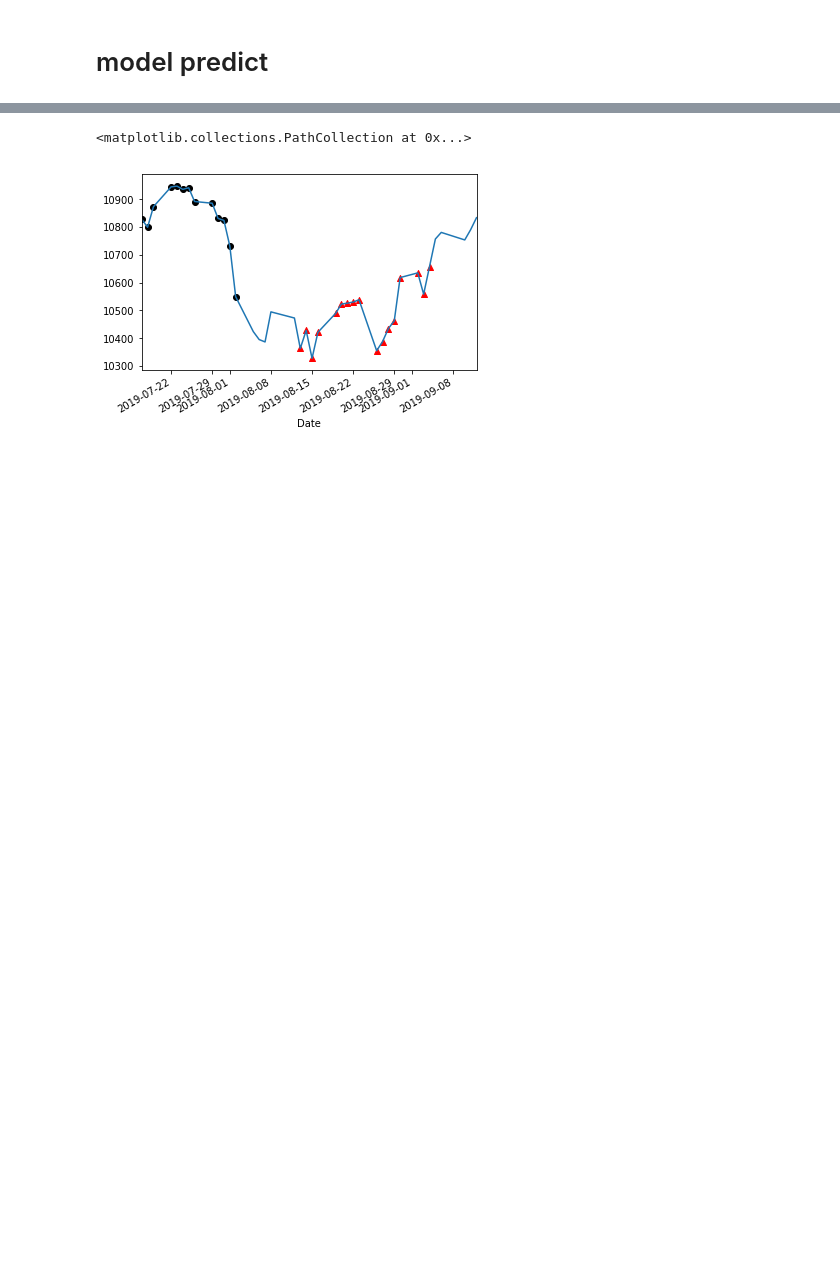
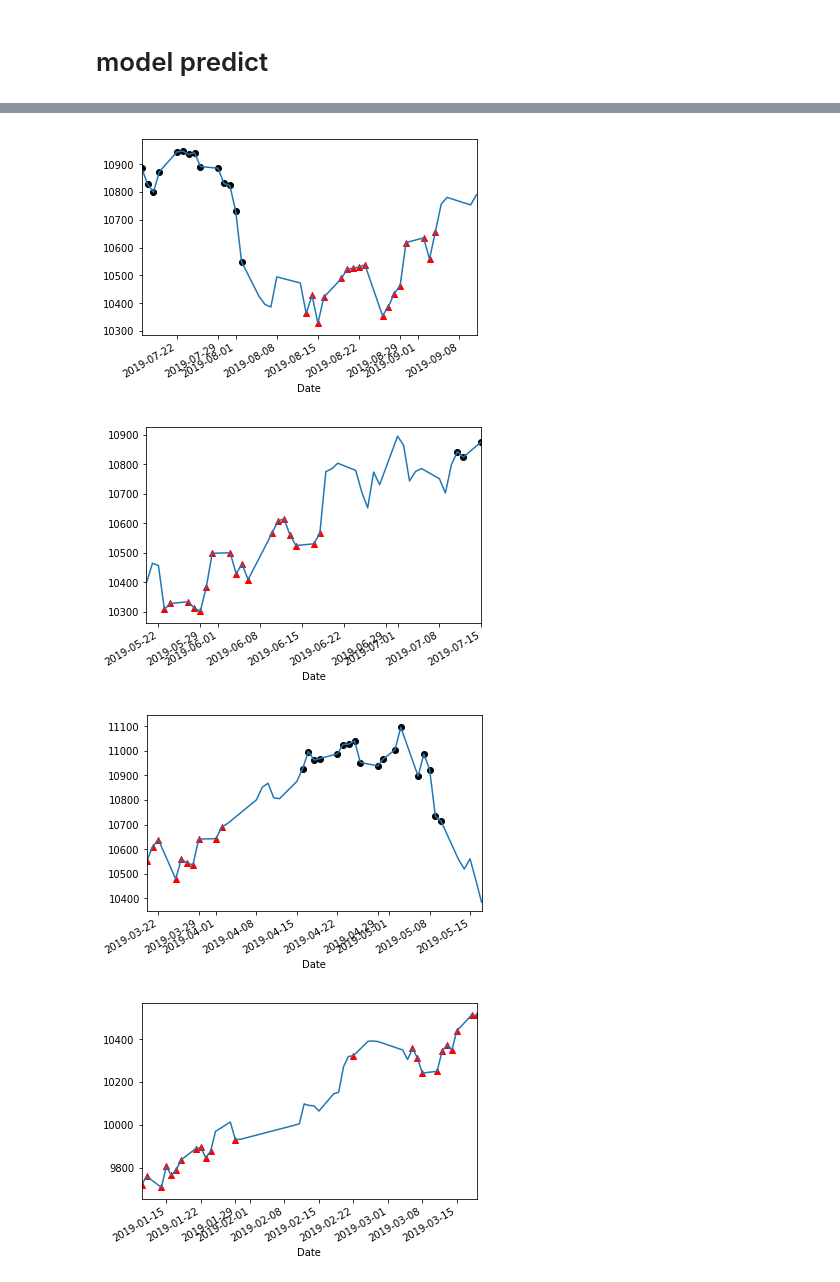
Before and after one commit to skywalker0803r/Ricky, a Jupyter notebook: CNN_stock_backtesting.ipynb, the cells around one changed output, grey strips where cells are left out. Cells and saved outputs as stored; diff of their text form; code cells hidden in the pictures; blank space fills up the shorter version.

```diff
--- a/CNN_stock_backtesting.ipynb
+++ b/CNN_stock_backtesting.ipynb
@@ -256,8 +256,9 @@ df.tail(10)
 # %%
-t = df[-250:] #最近一年
+t = df[-125:].copy()
 buy = t[t['SIGNAL']==1]['Close']
 sell = t[t['SIGNAL']==2]['Close']
 t['Close'].plot()
-plt.scatter(buy.index,buy.values,color='red',marker='^')
-plt.scatter(sell.index,sell.values,color='black')
+plt.scatter(list(buy.index),list(buy.values),color='red',marker='^')
+plt.scatter(list(sell.index),list(sell.values),color='black')
+plt.show()
 # %% [output]
@@ -268,10 +268,14 @@ plt.scatter(sell.index,sell.values,color='black')
 # %%
-t = df[-40:] #最近40天
-buy = t[t['SIGNAL']==1]['Close']
-sell = t[t['SIGNAL']==2]['Close']
-t['Close'].plot()
-plt.scatter(buy.index,buy.values,color='red',marker='^')
-plt.scatter(sell.index,sell.values,color='black')
+for i in range(-1,-400,-40):
+  t = df[i-40:i].copy()
+  buy = t[t['SIGNAL']==1]['Close']
+  sell = t[t['SIGNAL']==2]['Close']
+  t['Close'].plot()
+  plt.scatter(list(buy.index),list(buy.values),color='red',marker='^')
+  plt.scatter(list(sell.index),list(sell.values),color='black')
+  plt.show()
 # %% [output]
-<matplotlib.collections.PathCollection at 0x...>
-[figure, old version]
+[figure, new version]
+[figure, added]
+[figure, added]
+[figure, added]
```
Also changed, not shown: parts of 14 cells of this notebook.
